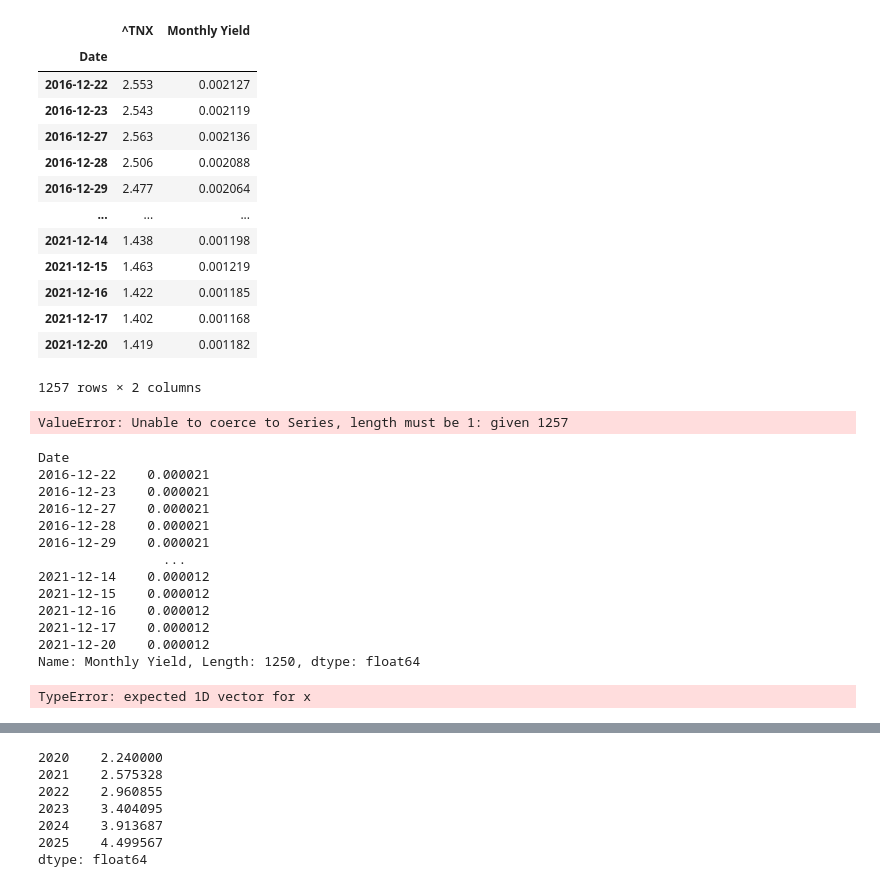
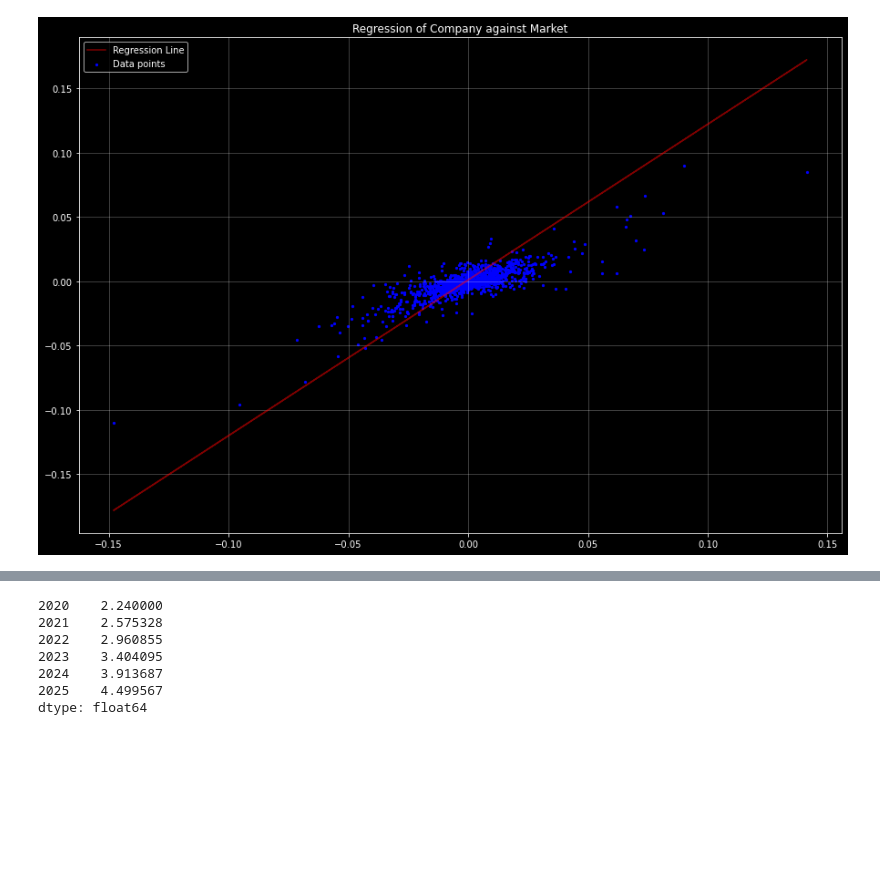
Before and after one commit to kirillstepanovv/Python-for-Finance, a Jupyter notebook: Microsoft DDM/DDM.ipynb, the cells around one changed output, grey strips where cells are left out. Drawn from its saved outputs; the diff is of its cells as text; code cells hidden in the pictures; blank space fills up the shorter version.

```diff
--- a/Microsoft DDM/DDM.ipynb
+++ b/Microsoft DDM/DDM.ipynb
@@ -31,12 +35,10 @@ ytm = import_stock_data(tickers = '^TNX')
 # %%
-#Finding the log return on S&P 500
-sp500_log_return = np.log(sp500/sp500.shift(1)).dropna()
-sp500_log_return.to_numpy()
+#Finding the return on S&P 500
+market['Daily Return'] = (market.pct_change())
 
-#Finding the log return on MSFT
-msft_log_return = np.log(msft/msft.shift(1)).dropna()
-msft_log_return.count()
+#Finding the return on MSFT
+company_return['Daily Return'] = (company.pct_change())
 
 #Finding the monthly risk free rate
-yearly_yield = ytm.to_numpy()
-ytm['Monthly Yield'] = yearly_yield / 100 / 12
+yearly_yield = ytm_treasury.to_numpy()
+ytm_treasury['Monthly Yield'] = yearly_yield / 12
@@ -60,55 +45,21 @@ msft_log_return
-# %%
-ytm
-# %% [output]
-|  | ^TNX | Monthly Yield |
-| Date |  |  |
-| 2016-12-22 | 2.553 | 0.002127 |
-| 2016-12-23 | 2.543 | 0.002119 |
-| 2016-12-27 | 2.563 | 0.002136 |
-| 2016-12-28 | 2.506 | 0.002088 |
-| 2016-12-29 | 2.477 | 0.002064 |
-| ... | ... | ... |
-| 2021-12-14 | 1.438 | 0.001198 |
-| 2021-12-15 | 1.463 | 0.001219 |
-| 2021-12-16 | 1.422 | 0.001185 |
-| 2021-12-17 | 1.402 | 0.001168 |
-| 2021-12-20 | 1.419 | 0.001182 |
-1257 rows × 2 columns
-# %%
-msft_return_extra = msft_log_return - ytm['Monthly Yield'].to_numpy()
-# %% [output]
-ValueError: Unable to coerce to Series, length must be 1: given 1257
-# %%
-msft_log_return
-ytm['Monthly Yield']
-# %% [output]
-Date
-2016-12-22    0.000021
-2016-12-23    0.000021
-2016-12-27    0.000021
-2016-12-28    0.000021
-2016-12-29    0.000021
-                ...
-2021-12-14    0.000012
-2021-12-15    0.000012
-2021-12-16    0.000012
-2021-12-17    0.000012
-2021-12-20    0.000012
-Name: Monthly Yield, Length: 1250, dtype: float64
+# %%
+market_return_extra = (market['Daily Return'] - ytm_treasury['Monthly Yield']).dropna().to_numpy()
+company_return_extra = (company_return['Daily Return'] - ytm_treasury['Monthly Yield']).dropna().to_numpy()
 # %%
 #Plotting Linear Regression
-beta_msft = np.polyfit(sp500_log_return,msft_return_extra,1)
-ang_coeff = beta_msft[0]
-intercept = beta_msft[1]
-beta_eq = ang_coeff*msft_return_extra + intercept
-beta_msft = plt.figure()
-ax = beta_msft.subplots()
-ax.plot(msft_return_extra, beta_eq,color = 'r', alpha = 0.5, label = 'Regression Line')
-ax.scatter(msft_return_extra,sp500_log_return,s = 5, color = 'b', label = 'Data points') #Original data points
-ax.set_title('Regression of Microsoft against SP500')
+beta_company = np.polyfit(market_return_extra,company_return_extra,1)
+ang_coeff = beta_company[0]
+intercept = beta_company[1]
+beta_eq = ang_coeff * company_return_extra + intercept
+beta_company = plt.figure(figsize=(15,10))
+ax = beta_company.subplots()
+ax.plot(company_return_extra, beta_eq,color = 'r', alpha = 0.5, label = 'Regression Line')
+ax.scatter(company_return_extra,market_return_extra,s = 5, color = 'b', label = 'Data points') #Original data points
+ax.set_title('Regression of Company against Market')
+plt.grid(alpha = 0.3)
 ax.legend()
 plt.show()
 # %% [output]
-TypeError: expected 1D vector for x
+[figure, added]
 # %%
 #Finding beta, adjusted beta, and the cost of equity
```
Also changed, not shown: parts of 3 cells of this notebook.
